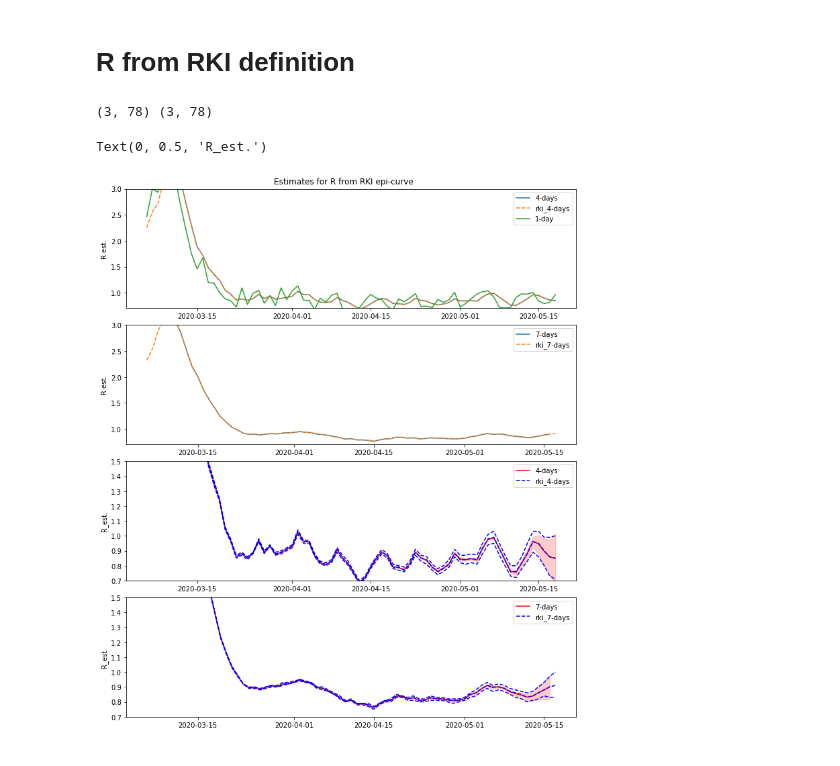
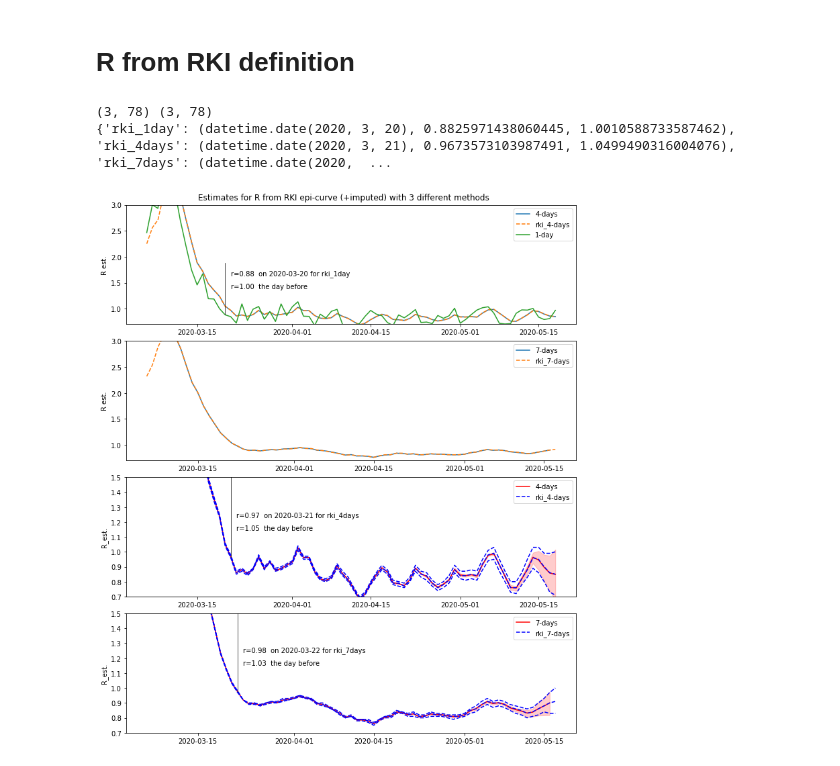
Before and after one commit to Priesemann-Group/covid19_research, a Jupyter notebook: data_exploration/R_RKI.ipynb, the cells around one changed output. Drawn from its saved outputs; the diff is of its cells as text; code cells hidden in the pictures.

Commit message:
added annotation for first time r below 1

```diff
--- a/data_exploration/R_RKI.ipynb
+++ b/data_exploration/R_RKI.ipynb
@@ -87,7 +87,7 @@ r_rki7_high = nowcast_df["R_7_high"].to_numpy(dtype=np.float64)
 # Plot stuff
 fig, axes = plt.subplots(4, 1, figsize = (10,12),squeeze=False)
 fig.subplots_adjust(wspace=0.15,hspace=0.14,left=0.05,right=0.98,top=0.96,bottom=0.05)
-fig.suptitle('Estimates for R from RKI epi-curve')
+fig.suptitle('Estimates for R from RKI epi-curve (+imputed) with 3 different methods')
 ax = axes[0,0]
 bx = axes[1,0]
 
@@ -107,32 +107,51 @@ bx.set_ylim(.7,3.)
 bx.legend()
 bx.set_ylabel("R est.")
 
 # Timeseries Trace-like as Matrix
 onsets_trace = np.array([onsets_low,onsets,onsets_high])
 my_rki4 = RKI_R(onsets_trace,4)
 my_rki7 = RKI_R(onsets_trace,7)
 print(onsets_trace.shape,my_rki4.shape)
 
 cx = axes[2,0]
 cx.plot(nowcast_df["date"],my_rki4[1],label="4-days",color="red")
 cx.fill_between(nowcast_df["date"],my_rki4[0],my_rki4[2],alpha=.2,color="red")
 cx.plot(nowcast_df["date"],r_rki4,"--",color="blue",label="rki_4-days")
 cx.plot(nowcast_df["date"],r_rki4_low,"--",color="blue")
 cx.plot(nowcast_df["date"],r_rki4_high,"--",color="blue")
 cx.set_ylim(.7,1.5)
 cx.legend()
 cx.set_ylabel("R_est.")
 
 dx = axes[3,0]
 dx.plot(nowcast_df["date"],my_rki7[1],label="7-days",color="red")
 dx.fill_between(nowcast_df["date"],my_rki7[0],my_rki7[2],alpha=.2,color="red")
 dx.plot(nowcast_df["date"],r_rki7,"--",color="blue",label="rki_7-days")
 dx.plot(nowcast_df["date"],r_rki7_low,"--",color="blue")
 dx.plot(nowcast_df["date"],r_rki7_high,"--",color="blue")
 dx.set_ylim(.7,1.5)
 dx.legend()
 dx.set_ylabel("R_est.")
+
+# Add annotation
+below1 = {}
+test_below = {"rki_1day":(RKI_R(onsets,1),ax),"rki_4days":(my_rki4[1],cx),"rki_7days":(my_rki7[1],dx)}
+for k,values in test_below.items():
+    d,tx = values
+    r2 = 10
+    for t,r in zip(nowcast_df["date"],d):
+        if r < 1:
+            break
+        r2 = r
+
+    below1[k] = (t,r,r2)
+    tx.plot([t]*2,[r,r+1],color="black",linewidth=.7)
+    offset = (tx.get_ylim()[1]-tx.get_ylim()[0])/9
+    tx.text(t+datetime.timedelta(days=1),r+offset*3,"r=%.2f  on %s for %s"%(r,t,k))
+    tx.text(t+datetime.timedelta(days=1),r+offset*2,"r=%.2f  the day before"%(r2))
+
+print(below1)
 # %% [output]
 (3, 78) (3, 78)
+{'rki_1day': (datetime.date(2020, 3, 20), 0.8825971438060445, 1.0010588733587462), 'rki_4days': (datetime.date(2020, 3, 21), 0.9673573103987491, 1.0499490316004076), 'rki_7days': (datetime.date(2020,  ...
-Text(0, 0.5, 'R_est.')
-[figure, old version]
+[figure, new version]
```
